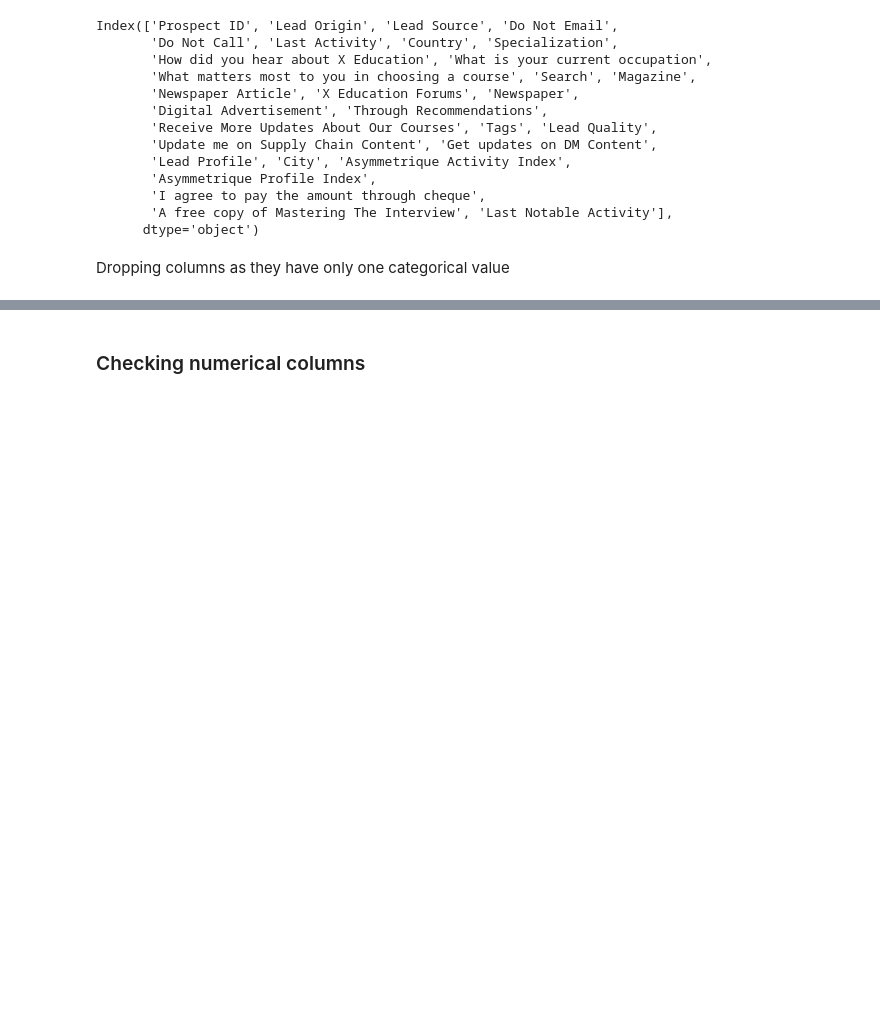
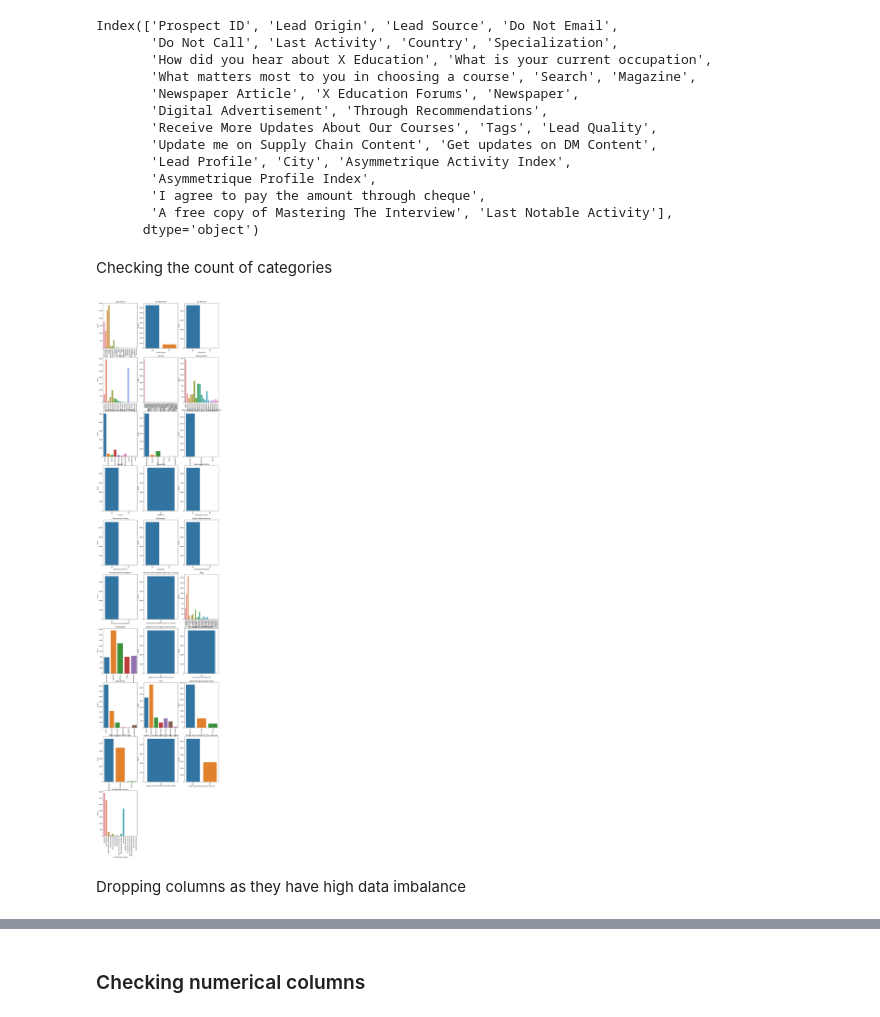
Before and after one commit to artik-gupta/Lead-Score-Case-study-assignment, a Jupyter notebook: LR model.ipynb, the cells around one changed output, grey strips where cells are left out. Drawn from its saved outputs; the diff is of its cells as text; code cells hidden in the pictures; blank space fills up the shorter version.

```diff
--- a/LR model.ipynb
+++ b/LR model.ipynb
@@ -86,5 +96,17 @@ obj_col = ['Lead Origin', 'Lead Source', 'Do Not Email', 'Do Not Call', 'Last Ac
        'A free copy of Mastering The Interview', 'Last Notable Activity']
+# %% [markdown]
+Checking the count of categories
+# %%
+plt.figure(figsize= (15,70))
+for i in range(len(obj_col[:30])):
+    plt.subplot(10,3,i+1)
+    sns.countplot(x = data[obj_col[i]])
+    plt.title(obj_col[i])
+    plt.xticks(rotation = 90)
+plt.show()
+# %% [output]
+[figure, added]
 # %% [markdown]
-Dropping columns as they have only one categorical value
+Dropping columns as they have high data imbalance
 # %%
 data = data.drop(['Magazine', 'Get updates on DM Content', 'I agree to pay the amount through cheque',
```
Also changed, not shown: parts of 11 cells of this notebook.
